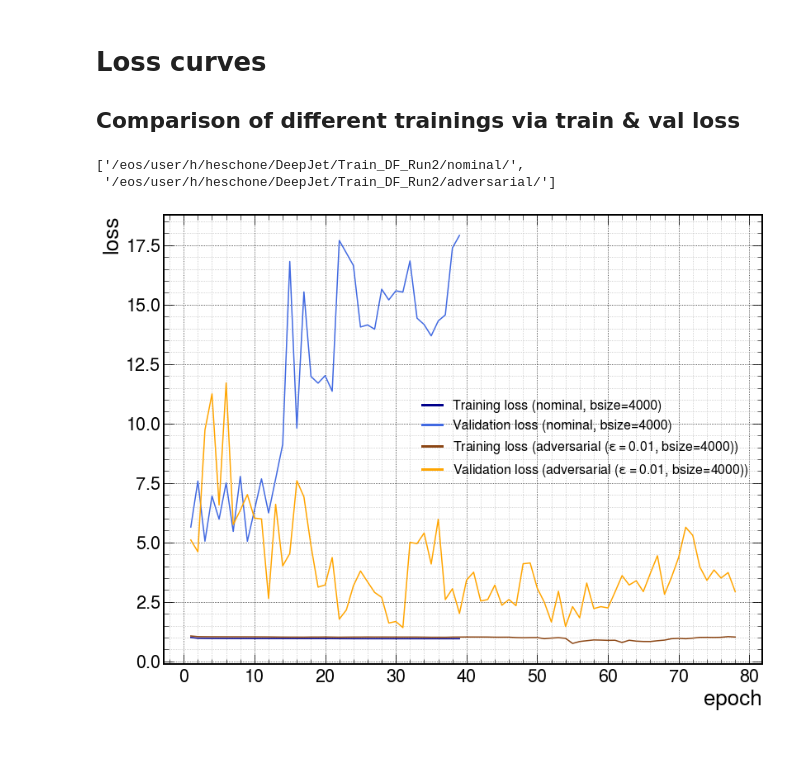
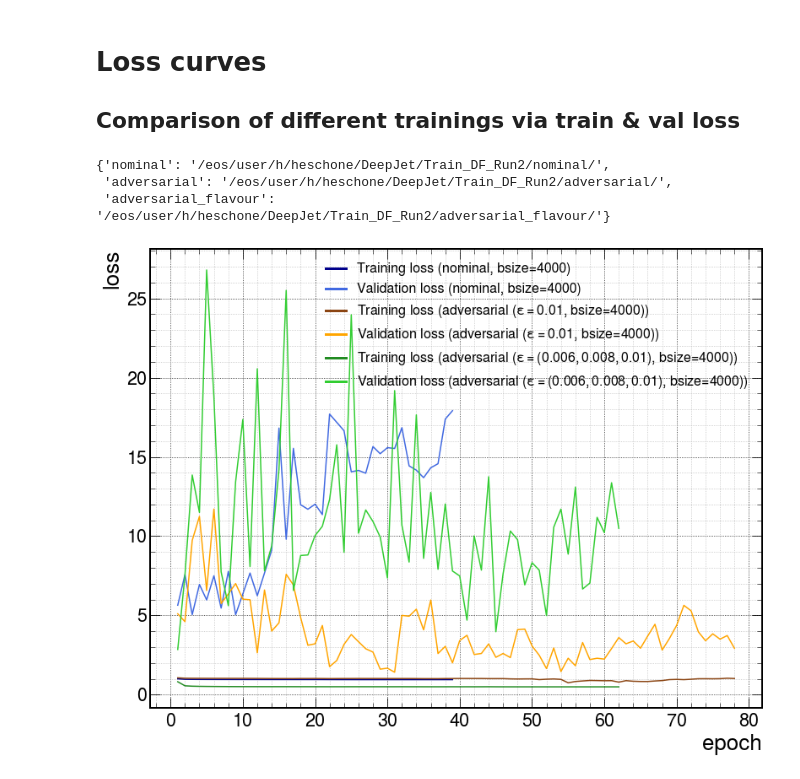
Before and after one commit to hschoenen/DeepJet, a Jupyter notebook: scripts/plot_loss.ipynb, the cells around one changed output. Cells and saved outputs as stored; diff of their text form; code cells hidden in the pictures; blank space fills up the shorter version.

Commit message:
changes to validation loss, plotting scripts and fgsm_flavour attack

```diff
--- a/scripts/plot_loss.ipynb
+++ b/scripts/plot_loss.ipynb
@@ -15,20 +13,32 @@ models_str = model_names[0] + '_' + model_names[1]
+# %%
+models_str = 'models'
 # %%
 tagger = 'DF_Run2'
 # %%
-dirz = [f'/eos/user/h/heschone/DeepJet/Train_{tagger}/{model_name}/' \
-        for model_name in model_names]
+dirz = {
+    'nominal': f'/eos/user/h/heschone/DeepJet/Train_DF_Run2/nominal/',
+    'adversarial': f'/eos/user/h/heschone/DeepJet/Train_DF_Run2/adversarial/',
+    'adversarial_flavour': f'/eos/user/h/heschone/DeepJet/Train_DF_Run2/adversarial_flavour/',
+}
 save_dir = f'/eos/user/h/heschone/DeepJet/Plots/'
 # %%
 dirz
 # %% [output]
-['/eos/user/h/heschone/DeepJet/Train_DF_Run2/nominal/',
- '/eos/user/h/heschone/DeepJet/Train_DF_Run2/adversarial/']
+{'nominal': '/eos/user/h/heschone/DeepJet/Train_DF_Run2/nominal/',
+ 'adversarial': '/eos/user/h/heschone/DeepJet/Train_DF_Run2/adversarial/',
+ 'adversarial_flavour': '/eos/user/h/heschone/DeepJet/Train_DF_Run2/adversarial_flavour/'}
 # %%
 colorcode = ['darkblue', 'royalblue', 'saddlebrown', 'orange', 'forestgreen', 'limegreen', 'purple', 'magenta']
+colors = {
+    'nominal' : ['darkblue', 'royalblue'],
+    'adversarial' : ['saddlebrown', 'orange'],
+    'adversarial_flavour' : ['forestgreen', 'limegreen'],
+    }
 # %%
 paths = {
-    'nominal' : dirz[0] + f'loss_trainval.npy',
-    'adversarial' : dirz[1] + f'loss_trainval.npy',
+    'nominal' : dirz['nominal'] + f'loss_trainval.npy',
+    'adversarial' : dirz['adversarial'] + f'loss_trainval.npy',
+    'adversarial_flavour' : dirz['adversarial_flavour'] + f'loss_trainval.npy',
     }
 # %%
 leg_text = {
@@ -38,25 +49,25 @@ leg_text = {
 # %%
 plt.figure(1,figsize=[13,10])
 plt.grid(which='minor', alpha=0.85)
 plt.grid(which='major', alpha=0.95, color='black')
-for p,key in enumerate(paths):
-    train_val_loss = np.load(paths[key])
+for model in model_names:
+    train_val_loss = np.load(paths[model])
     n_epochs = len(train_val_loss[0])
     epoch_axis = np.arange(1,n_epochs+1)
     # plot training loss
-    plt.plot(epoch_axis, train_val_loss[0], color=colorcode[p*2], label=f'Training loss ({leg_text[key]})')
+    plt.plot(epoch_axis, train_val_loss[0], color=colors[model][0], label=f'Training loss ({leg_text[model]})')
     # plot validation loss
-    plt.plot(epoch_axis, train_val_loss[1], color=colorcode[p*2+1], label=f'Validation loss ({leg_text[key]})')
+    plt.plot(epoch_axis, train_val_loss[1], color=colors[model][1], label=f'Validation loss ({leg_text[model]})')
 plt.xlabel('epoch')
 plt.ylabel('loss')
 leg = plt.legend(fontsize=16)
 # set the linewidth of each legend object
 for legobj in leg.legendHandles:
     legobj.set_linewidth(3.0)
 plt.savefig('train_val_loss_' + tagger + '_' + models_str + '.pdf', bbox_inches='tight')
 plt.savefig(save_dir + 'train_val_loss_' + tagger + '_' + models_str + '.pdf', bbox_inches='tight')
 # %% [output]
-[figure, old version]
+[figure, new version]
 # %%
 plt.figure(1,figsize=[13,10])
 plt.grid(which='minor', alpha=0.85)
```
Also changed, not shown: parts of 4 cells of this notebook, 13 other files.
